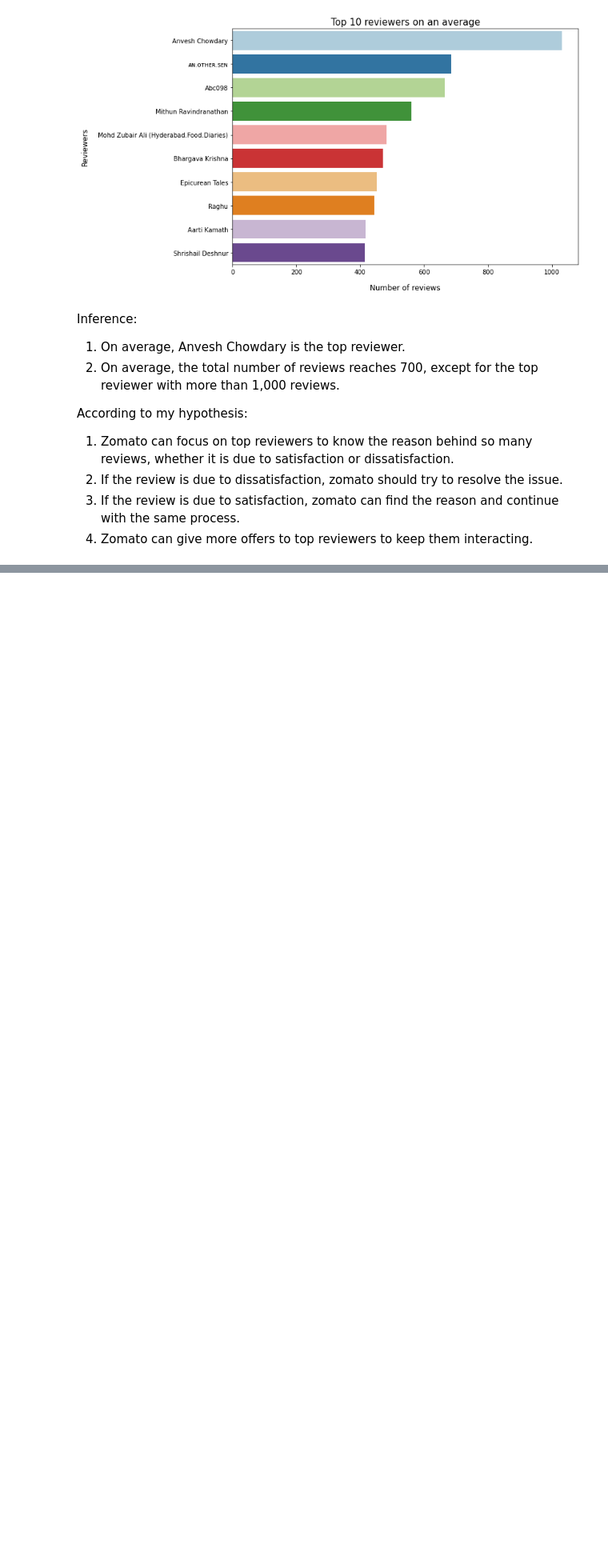
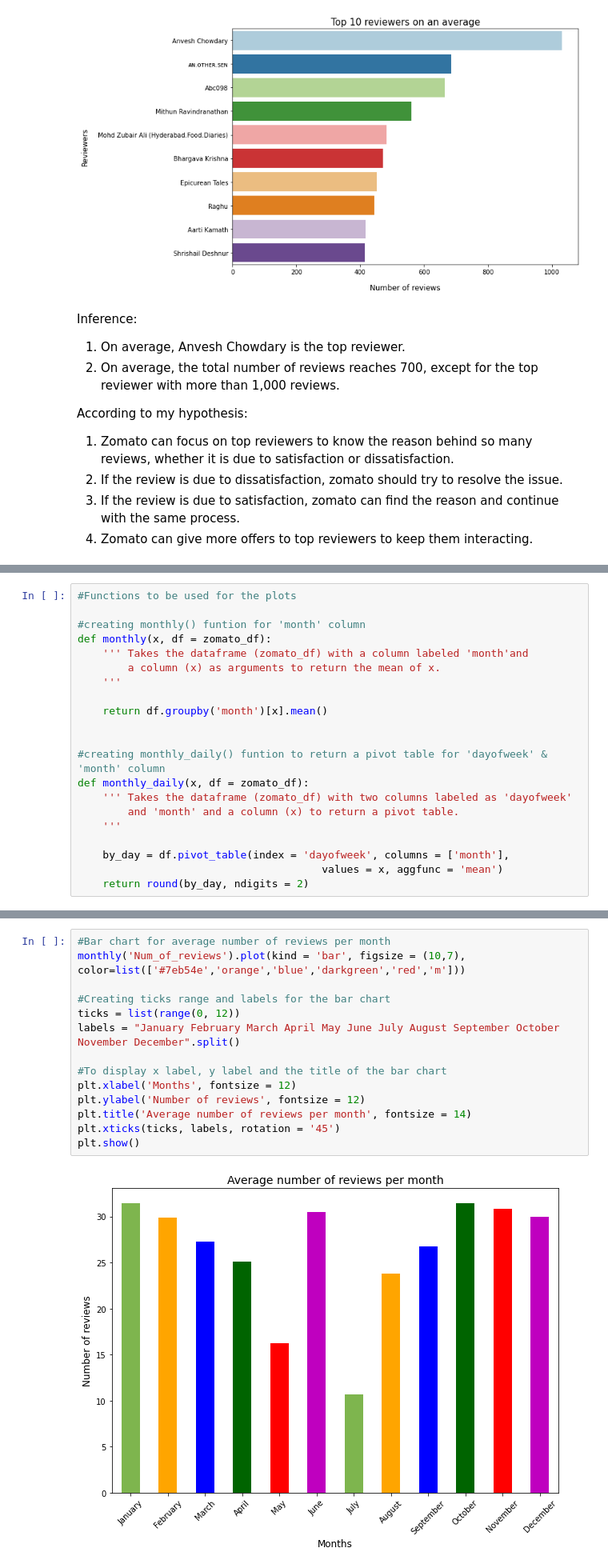
Before and after one commit to Akshadanair/Zomato-Restaurant-Clustering-and-Sentiment-Analysis, a Jupyter notebook: Zomato_Restaurant_Clustering_and_Sentiment_Analysis.ipynb, the cells around one changed output, grey strips where cells are left out. Shown: that part at 80% size. Drawn from its saved outputs; the diff is of its cells as text; blank space fills up the shorter version.

```diff
--- a/Zomato_Restaurant_Clustering_and_Sentiment_Analysis.ipynb
+++ b/Zomato_Restaurant_Clustering_and_Sentiment_Analysis.ipynb
@@ -1115,0 +1236,21 @@ According to my hypothesis:
+# %%
+#Functions to be used for the plots
+
+#creating monthly() funtion for 'month' column
+def monthly(x, df = zomato_df):
+    ''' Takes the dataframe (zomato_df) with a column labeled 'month'and
+        a column (x) as arguments to return the mean of x.
+    '''
+
+    return df.groupby('month')[x].mean()
+
+
+#creating monthly_daily() funtion to return a pivot table for 'dayofweek' & 'month' column
+def monthly_daily(x, df = zomato_df):
+    ''' Takes the dataframe (zomato_df) with two columns labeled as 'dayofweek'
+        and 'month' and a column (x) to return a pivot table.
+    '''
+
+    by_day = df.pivot_table(index = 'dayofweek', columns = ['month'],
+                                       values = x, aggfunc = 'mean')
+    return round(by_day, ndigits = 2)
@@ -1115,0 +1259,16 @@ According to my hypothesis:
+# %%
+#Bar chart for average number of reviews per month
+monthly('Num_of_reviews').plot(kind = 'bar', figsize = (10,7), color=list(['#7eb54e','orange','blue','darkgreen','red','m']))
+
+#Creating ticks range and labels for the bar chart
+ticks = list(range(0, 12))
+labels = "January February March April May June July August September October November December".split()
+
+#To display x label, y label and the title of the bar chart
+plt.xlabel('Months', fontsize = 12)
+plt.ylabel('Number of reviews', fontsize = 12)
+plt.title('Average number of reviews per month', fontsize = 14)
+plt.xticks(ticks, labels, rotation = '45')
+plt.show()
+# %% [output]
+[figure, added]
```
Also changed, not shown: parts of 20 cells of this notebook.
